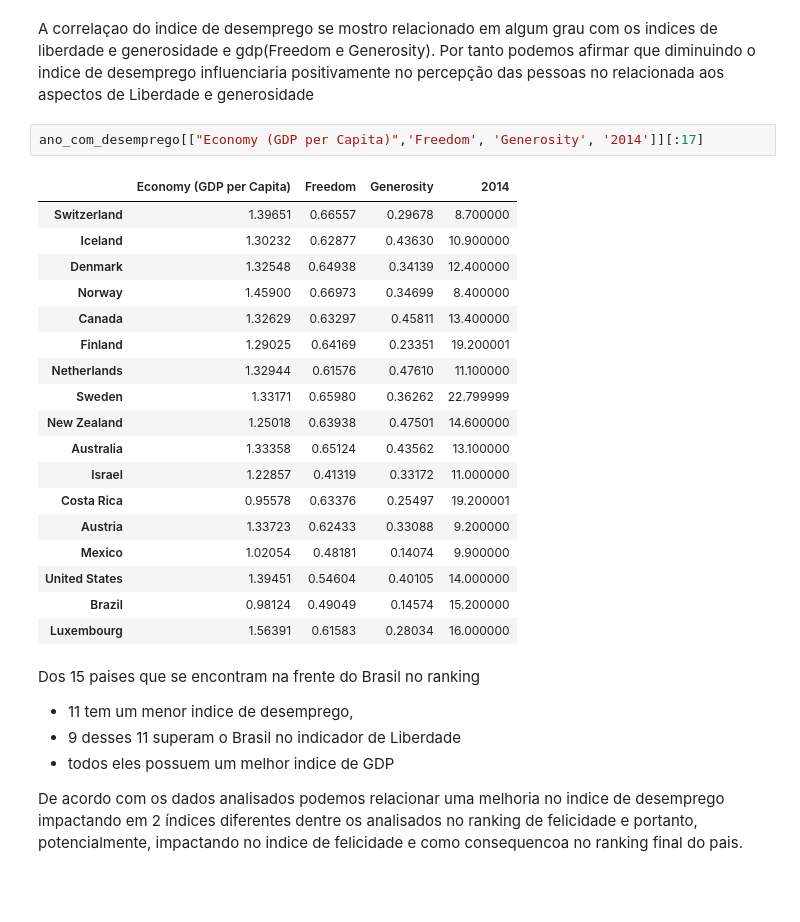
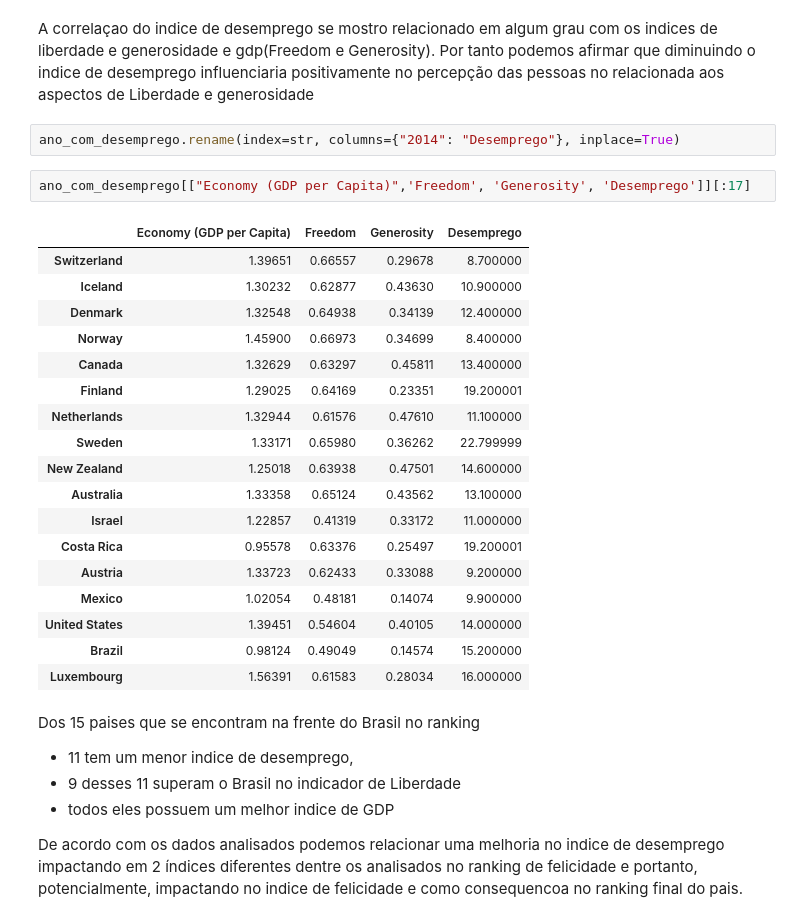
Before and after one commit to marianhoc/world-happiness-analisis, a Jupyter notebook: NOVOS-DADOS/Adicionando-BD-Desemprego.ipynb, the cells around one changed output. Drawn from its saved outputs; the diff is of its cells as text; blank space fills up the shorter version.

Commit message:
analise de correlacao no nivel de desemprego

```diff
--- a/NOVOS-DADOS/Adicionando-BD-Desemprego.ipynb
+++ b/NOVOS-DADOS/Adicionando-BD-Desemprego.ipynb
@@ -133,10 +133,12 @@ fig.colorbar(cax, ticks=[-1,-0.75, -.5,0,.5,.75,1])
 [figure]
 # %% [markdown]
 A correlaçao do indice de desemprego se mostro relacionado em algum grau com os indices de liberdade e generosidade e gdp(Freedom e Generosity). Por tanto podemos afirmar que diminuindo o indice de desemprego influenciaria positivamente no percepção das pessoas no relacionada aos aspectos de Liberdade e generosidade
+# %%
+ano_com_desemprego.rename(index=str, columns={"2014": "Desemprego"}, inplace=True)
 # %%
-ano_com_desemprego[["Economy (GDP per Capita)",'Freedom', 'Generosity', '2014']][:17]
+ano_com_desemprego[["Economy (GDP per Capita)",'Freedom', 'Generosity', 'Desemprego']][:17]
 # %% [output]
-|  | Economy (GDP per Capita) | Freedom | Generosity | 2014 |
+|  | Economy (GDP per Capita) | Freedom | Generosity | Desemprego |
 | Switzerland | 1.39651 | 0.66557 | 0.29678 | 8.700000 |
 | Iceland | 1.30232 | 0.62877 | 0.43630 | 10.900000 |
 | Denmark | 1.32548 | 0.64938 | 0.34139 | 12.400000 |
```
